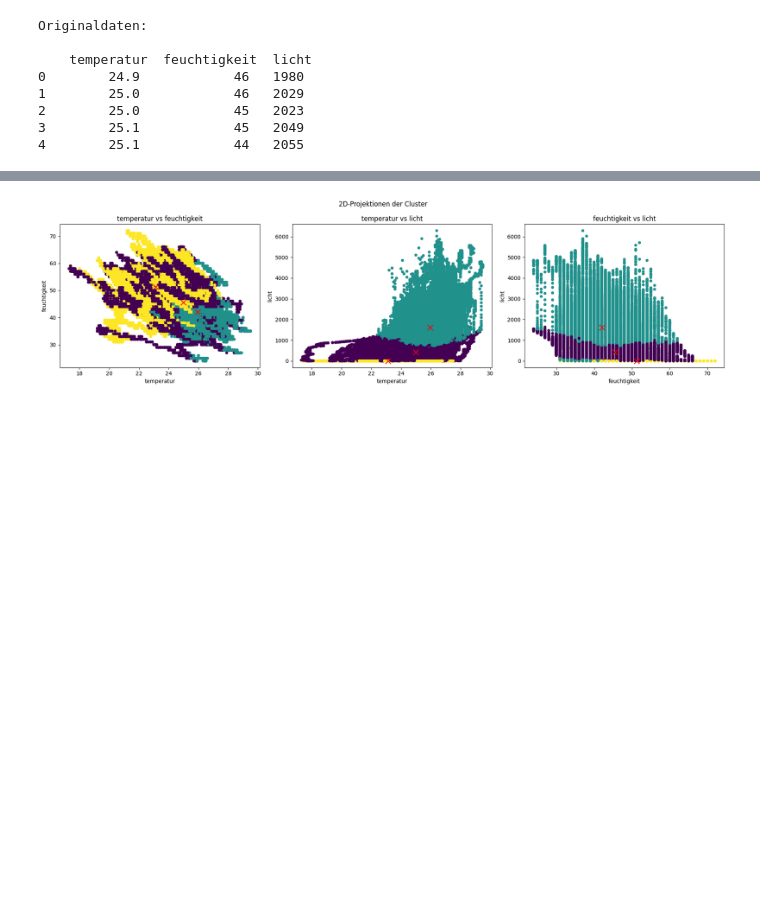
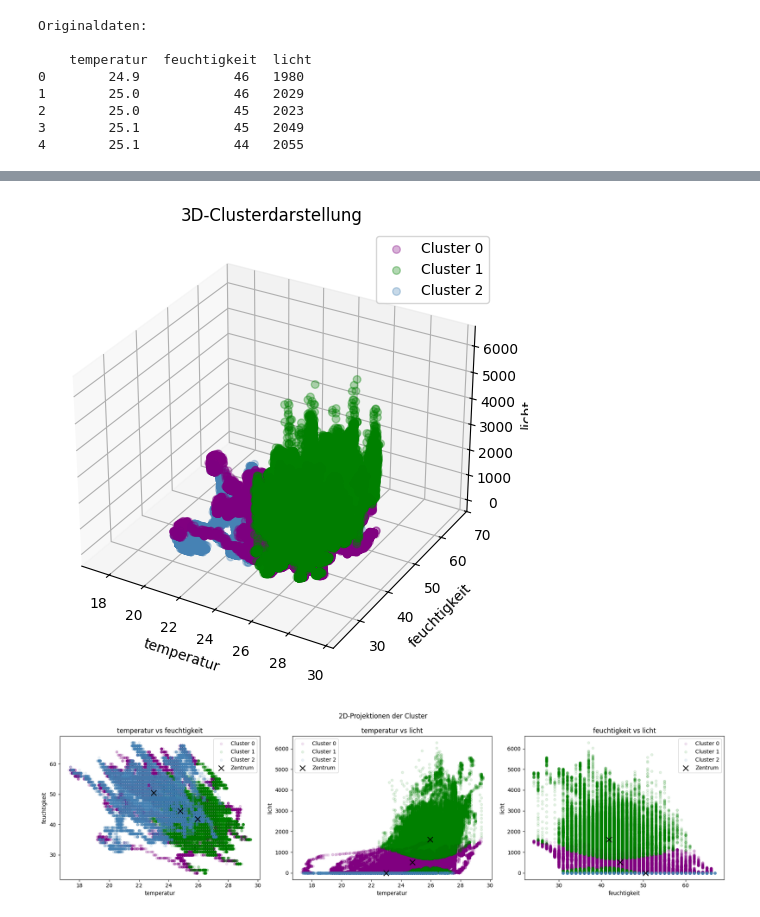
Before and after one commit to fpetrelli/Sensor-Netzwerke-Modul, a Jupyter notebook: data_gmm.ipynb, the cells around one changed output, grey strips where cells are left out. Cells and saved outputs as stored; diff of their text form; code cells hidden in the pictures; blank space fills up the shorter version.

```diff
--- a/data_gmm.ipynb
+++ b/data_gmm.ipynb
@@ -64,23 +71,31 @@ p(x) = \sum_{k=1}^{K} \pi_k \cdot \mathcal{N}(x | \mu_k, \Sigma_k)
 # %%
+#   Anwendung des Gaussian Mixture Models über die Implementierung von sklearn
+
 n_components = 3
 
 random_state = 42
 
-gmm = GaussianMixture(n_components=n_components, random_state=random_state, n_init=3)
+n_init = 3
 
-gmm.fit(X_scaled)       # EM-Verfahren
+gmm = GaussianMixture(n_components=n_components, random_state=random_state, n_init=n_init)
+
+#   Expectation und Maximization Verfahren
+gmm.fit(X_scaled)
 
 labels = gmm.predict(X_scaled)
 
-X_original = scaler.inverse_transform(X_scaled)
+X = scaler.inverse_transform(X_scaled)
 
 center_originals = scaler.inverse_transform(gmm.means_)
-
-from data_gmm import *
-
-#plot_3d_clusters(X=X_original, labels=labels, centers=center_originals, feature_names=feature_names)
-
-plot_2d_projections(X=X_original, labels=labels, centers=center_originals, feature_names=feature_names)
-# %% [output]
-[figure, removed]
+# %%
+#   Erstellung von 2D- und 3D-Plots der Datenpunkte aufgeteilt nach den Cluster, die in GMM erzeugt wurden
+
+cluster_colors = {0: 'purple', 1: 'green', 2: 'steelblue'}
+
+plot_3d_clusters(X=X, labels=labels, feature_names=feature_names, cluster_colors=cluster_colors, alpha=0.3)
+
+plot_2d_projections(X=X, labels=labels, centers=center_originals, feature_names=feature_names, cluster_colors=cluster_colors, alpha=0.1)
+# %% [output]
+[figure, added]
+[figure, added]
 # %%
```
Also changed, not shown: parts of 15 cells of this notebook, 1 other file.
